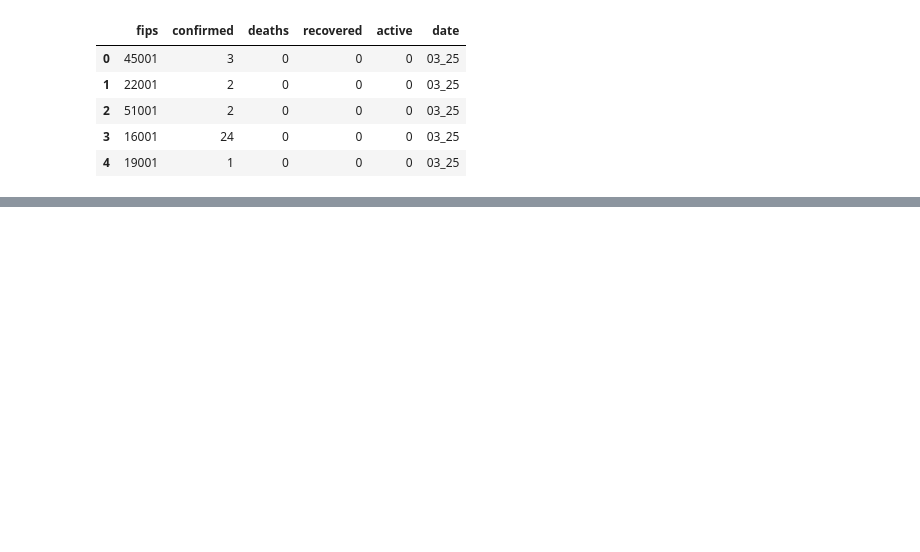
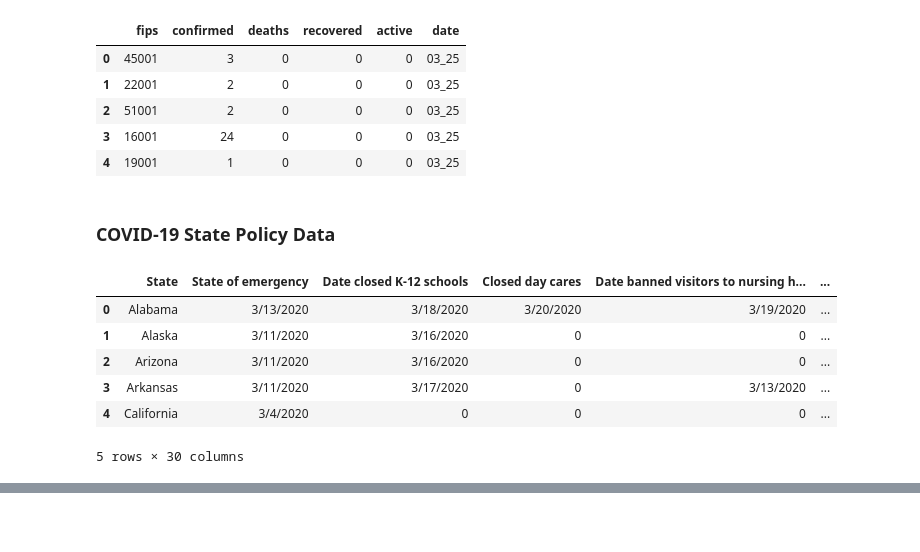
Before and after one commit to jluby/cs109_airpred, a Jupyter notebook: main.ipynb, the cells around one changed output, grey strips where cells are left out. Saved outputs shown, nothing was run; the diff lists cells and outputs as text; code cells hidden in the pictures; blank space fills up the shorter version.

Commit message:
state policy

```diff
--- a/main.ipynb
+++ b/main.ipynb
@@ -189,3 +195,17 @@ long_county_covid.head()
 | 2 | 51001 | 2 | 0 | 0 | 0 | 03_25 |
 | 3 | 16001 | 24 | 0 | 0 | 0 | 03_25 |
 | 4 | 19001 | 1 | 0 | 0 | 0 | 03_25 |
+# %% [markdown]
+### COVID-19 State Policy Data
+# %%
+# Read CSV
+init_policy = pd.read_csv("data/state_policy0410.csv")[:-3]
+init_policy.head()
+# %% [output]
+|  | State | State of emergency | Date closed K-12 schools | Closed day cares | Date banned visitors to nursing h... | ... |
+| 0 | Alabama | 3/13/2020 | 3/18/2020 | 3/20/2020 | 3/19/2020 | ... |
+| 1 | Alaska | 3/11/2020 | 3/16/2020 | 0 | 0 | ... |
+| 2 | Arizona | 3/11/2020 | 3/16/2020 | 0 | 0 | ... |
+| 3 | Arkansas | 3/11/2020 | 3/17/2020 | 0 | 3/13/2020 | ... |
+| 4 | California | 3/4/2020 | 0 | 0 | 0 | ... |
+5 rows × 30 columns
```
Also changed, not shown: parts of 8 cells of this notebook.
